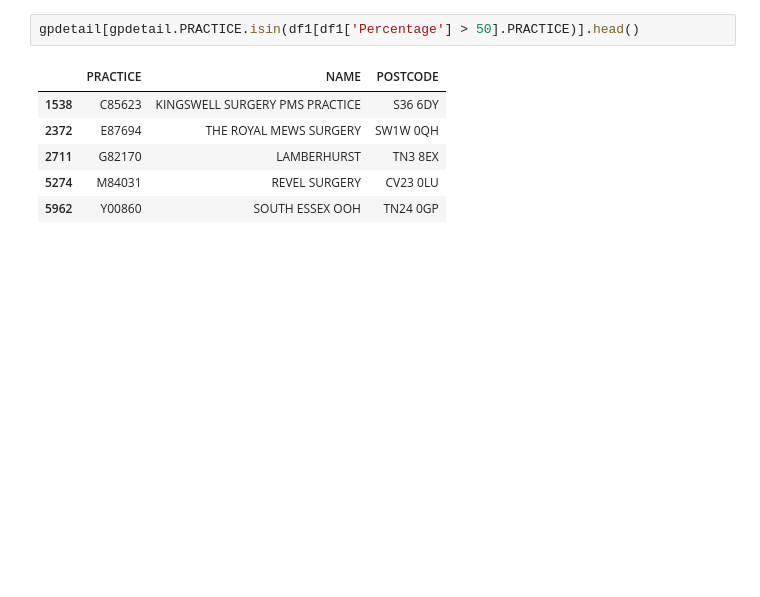
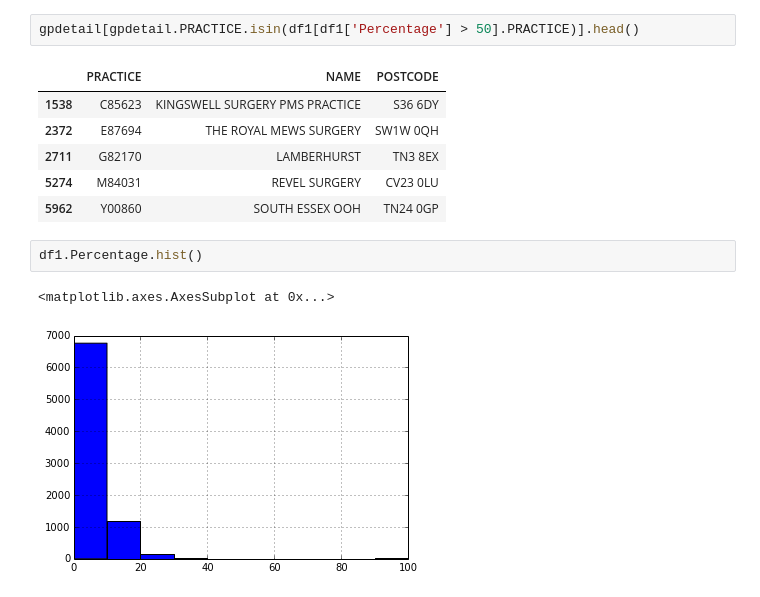
Before and after one commit to drcjar/pa-research, a Jupyter notebook: pa-research.ipynb, the cells around one changed output. Cells and saved outputs as stored; diff of their text form; blank space fills up the shorter version.

Commit message:
add histograms

```diff
--- a/pa-research.ipynb
+++ b/pa-research.ipynb
@@ -174,3 +174,8 @@ gpdetail[gpdetail.PRACTICE.isin(df1[df1['Percentage'] > 50].PRACTICE)].head()
 | 2711 | G82170 | LAMBERHURST | TN3 8EX |
 | 5274 | M84031 | REVEL SURGERY | CV23 0LU |
 | 5962 | Y00860 | SOUTH ESSEX OOH | TN24 0GP |
+# %%
+df1.Percentage.hist()
+# %% [output]
+<matplotlib.axes.AxesSubplot at 0x...>
+[figure, added]
```
